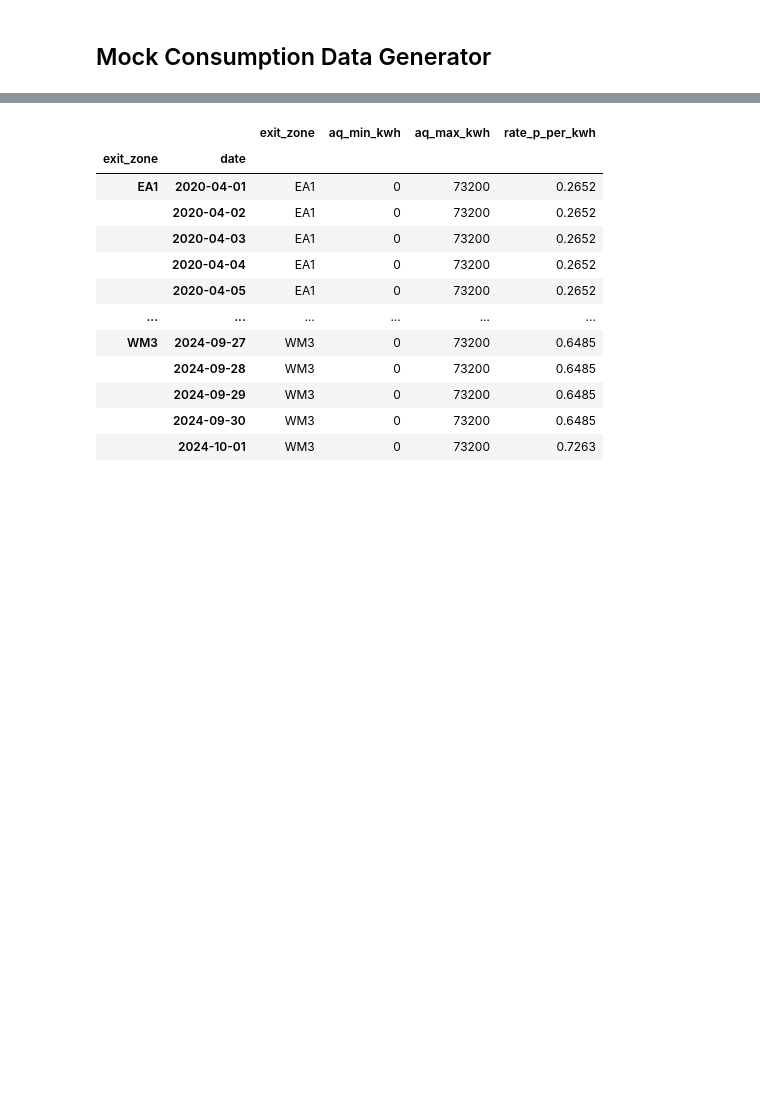
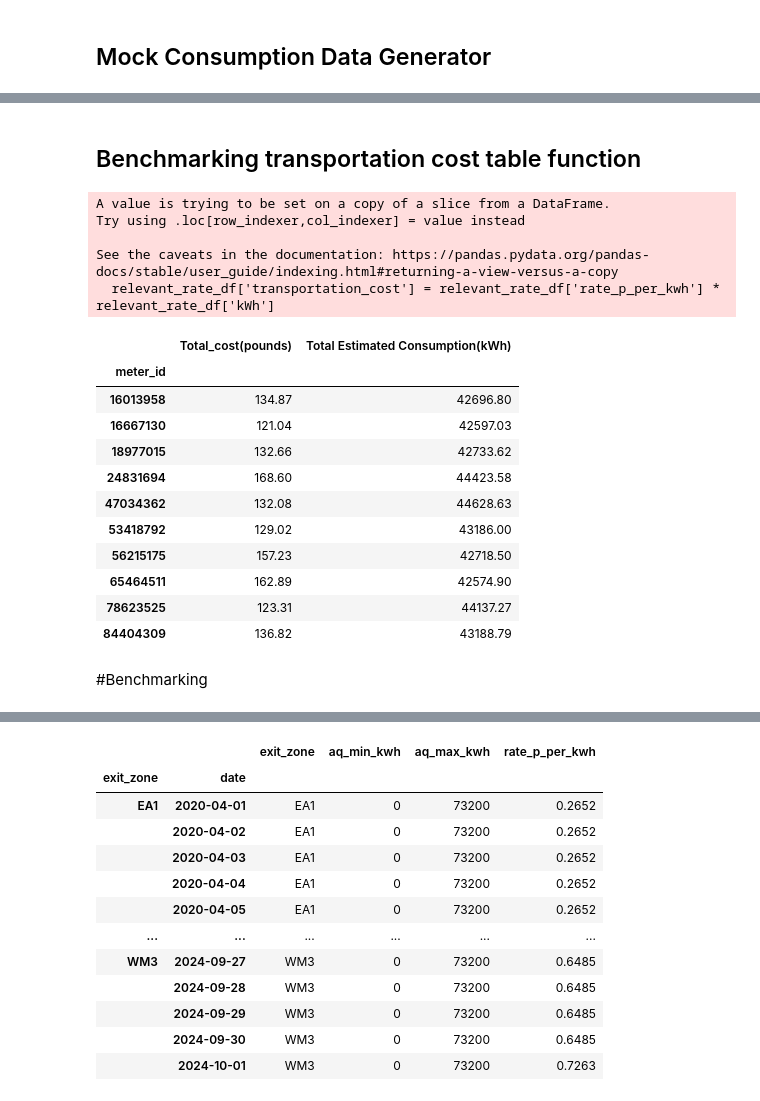
Before and after one commit to kevinvbc/deeproad, a Jupyter notebook: Gorilla_Assignment.ipynb, the cells around one changed output, grey strips where cells are left out. Drawn from its saved outputs; the diff is of its cells as text; code cells hidden in the pictures; blank space fills up the shorter version.

```diff
--- a/Gorilla_Assignment.ipynb
+++ b/Gorilla_Assignment.ipynb
@@ -258 +257,42 @@ mock_data
 8520 rows × 3 columns
+# %% [markdown]
+## Benchmarking transportation cost table function
+# %%
+def transportation_cost(meter_list: list, consumption_forecast) :
+
+  ''' this function takes a meter list and consumption forecast table in the form of a pandas dataframe and returns the consumption forecast table in a pandas dataframe '''
+  meter_list = pd.DataFrame(meter_list, columns = ['meter_id', 'aq_kwh','exit_zone'])
+  forecast_per_zone_df = consumption_forecast.set_index('meter_id').join(meter_list.set_index('meter_id'), on = "meter_id", how = "left").reset_index()
+  merge_df = rate_table.merge(forecast_per_zone_df, how="cross")
+
+  # filter relevant rows for correct rate (date_x is start date for rate determination, date_y is consumption date)
+  relevant_rate_df = merge_df[(merge_df.date_x <= merge_df.date_y) & (merge_df.finish_date > merge_df.date_y) & (merge_df.exit_zone_x == merge_df.exit_zone_y) & (merge_df.aq_min_kwh <= merge_df.aq_kwh) & (merge_df.aq_max_kwh > merge_df.aq_kwh)]
+  relevant_rate_df['transportation_cost'] = relevant_rate_df['rate_p_per_kwh'] * relevant_rate_df['kWh']
+  relevant_rate_df= relevant_rate_df.set_index('meter_id')
+  # Total cost in pounds and consumption per meter
+  total_cost_and_consumption = pd.DataFrame((relevant_rate_df['transportation_cost'].groupby('meter_id').sum()*0.01).round(2))
+  total_cost_and_consumption.rename(columns={"transportation_cost": "Total_cost(pounds)"},inplace=True)
+  total_cost_and_consumption['Total Estimated Consumption(kWh)'] = (relevant_rate_df['kWh'].groupby('meter_id').sum().round(2))
+
+
+  return total_cost_and_consumption
+# %% [output]
+A value is trying to be set on a copy of a slice from a DataFrame.
+Try using .loc[row_indexer,col_indexer] = value instead
+
+See the caveats in the documentation: https://pandas.pydata.org/pandas-docs/stable/user_guide/indexing.html#returning-a-view-versus-a-copy
+  relevant_rate_df['transportation_cost'] = relevant_rate_df['rate_p_per_kwh'] * relevant_rate_df['kWh']
+|  | Total_cost(pounds) | Total Estimated Consumption(kWh) |
+| meter_id |  |  |
+| 16013958 | 134.87 | 42696.80 |
+| 16667130 | 121.04 | 42597.03 |
+| 18977015 | 132.66 | 42733.62 |
+| 24831694 | 168.60 | 44423.58 |
+| 47034362 | 132.08 | 44628.63 |
+| 53418792 | 129.02 | 43186.00 |
+| 56215175 | 157.23 | 42718.50 |
+| 65464511 | 162.89 | 42574.90 |
+| 78623525 | 123.31 | 44137.27 |
+| 84404309 | 136.82 | 43188.79 |
+# %% [markdown]
+#Benchmarking
```
Also changed, not shown: parts of 14 cells of this notebook.
